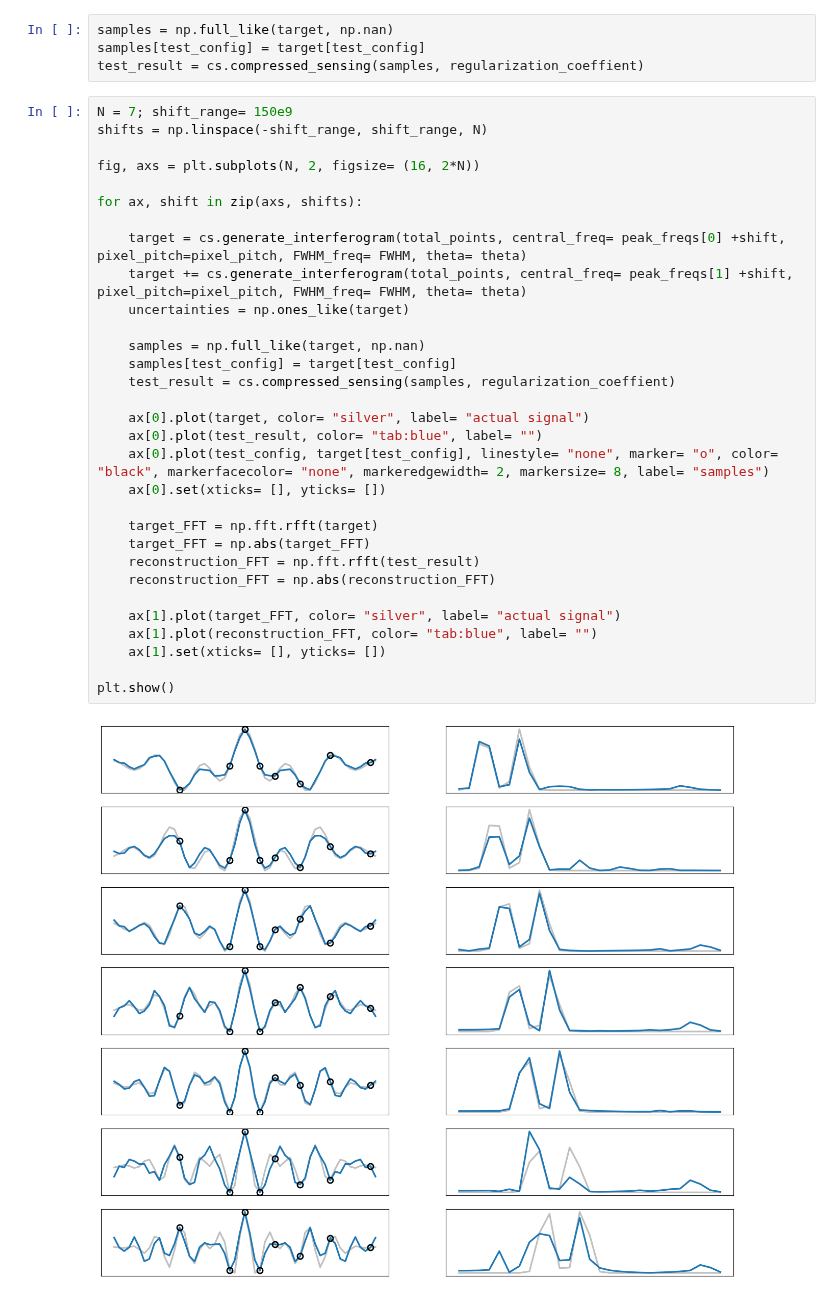
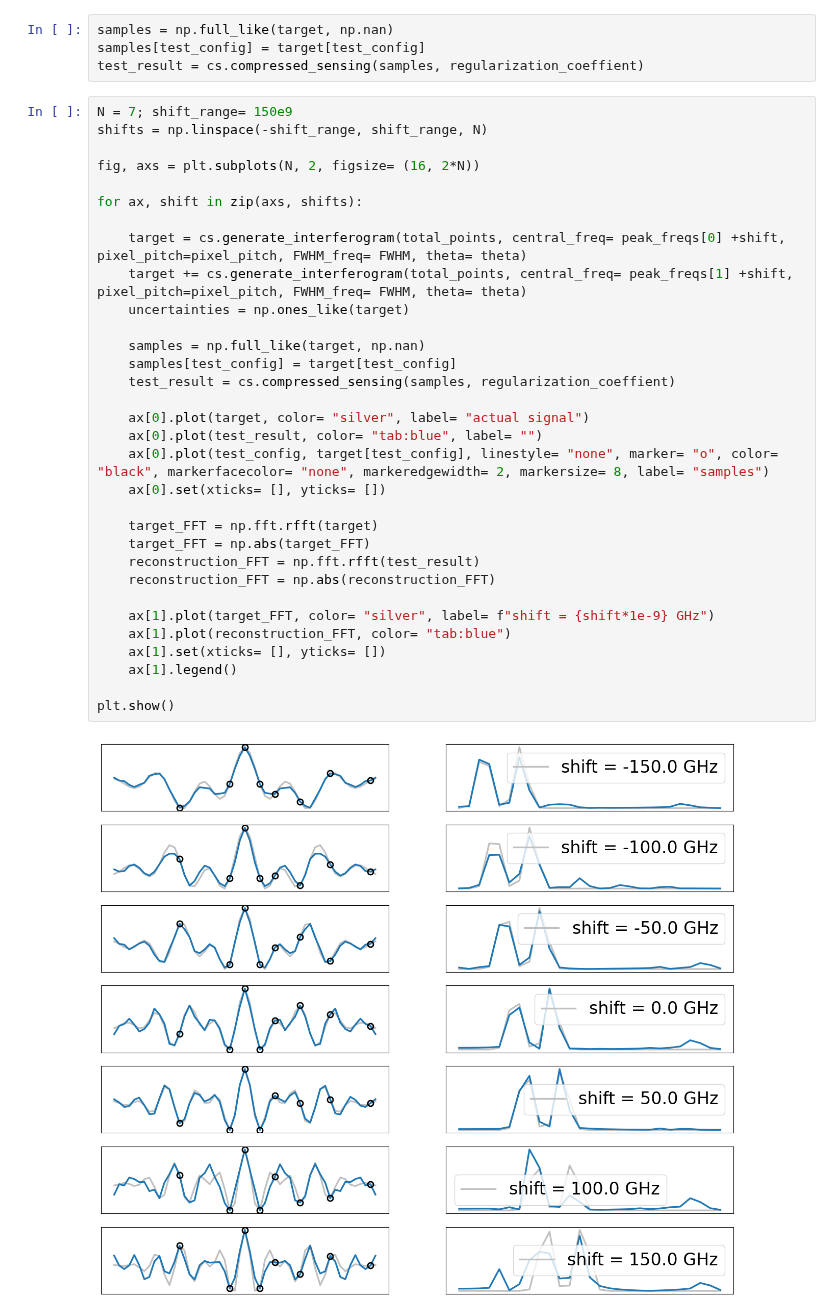
Before and after one commit to Jammi-Dodgers/THz-Compressed-Sensing, a Jupyter notebook: solution_robustness.ipynb, the cells around one changed output. Saved outputs shown, nothing was run; the diff lists cells and outputs as text.

```diff
--- a/solution_robustness.ipynb
+++ b/solution_robustness.ipynb
@@ -32,34 +32,35 @@ test_result = cs.compressed_sensing(samples, regularization_coeffient)
 # %%
 N = 7; shift_range= 150e9
 shifts = np.linspace(-shift_range, shift_range, N)
 
 fig, axs = plt.subplots(N, 2, figsize= (16, 2*N))
 
 for ax, shift in zip(axs, shifts):
 
     target = cs.generate_interferogram(total_points, central_freq= peak_freqs[0] +shift, pixel_pitch=pixel_pitch, FWHM_freq= FWHM, theta= theta)
     target += cs.generate_interferogram(total_points, central_freq= peak_freqs[1] +shift, pixel_pitch=pixel_pitch, FWHM_freq= FWHM, theta= theta)
     uncertainties = np.ones_like(target)
 
     samples = np.full_like(target, np.nan)
     samples[test_config] = target[test_config]
     test_result = cs.compressed_sensing(samples, regularization_coeffient)
 
     ax[0].plot(target, color= "silver", label= "actual signal")
     ax[0].plot(test_result, color= "tab:blue", label= "")
     ax[0].plot(test_config, target[test_config], linestyle= "none", marker= "o", color= "black", markerfacecolor= "none", markeredgewidth= 2, markersize= 8, label= "samples")
     ax[0].set(xticks= [], yticks= [])
 
     target_FFT = np.fft.rfft(target)
     target_FFT = np.abs(target_FFT)
     reconstruction_FFT = np.fft.rfft(test_result)
     reconstruction_FFT = np.abs(reconstruction_FFT)
 
-    ax[1].plot(target_FFT, color= "silver", label= "actual signal")
-    ax[1].plot(reconstruction_FFT, color= "tab:blue", label= "")
+    ax[1].plot(target_FFT, color= "silver", label= f"shift = {shift*1e-9} GHz")
+    ax[1].plot(reconstruction_FFT, color= "tab:blue")
     ax[1].set(xticks= [], yticks= [])
+    ax[1].legend()
 
 plt.show()
 # %% [output]
-[figure, old version]
+[figure, new version]
 # %%
```
Also changed, not shown: parts of 1 cell of this notebook, 2 other files.
